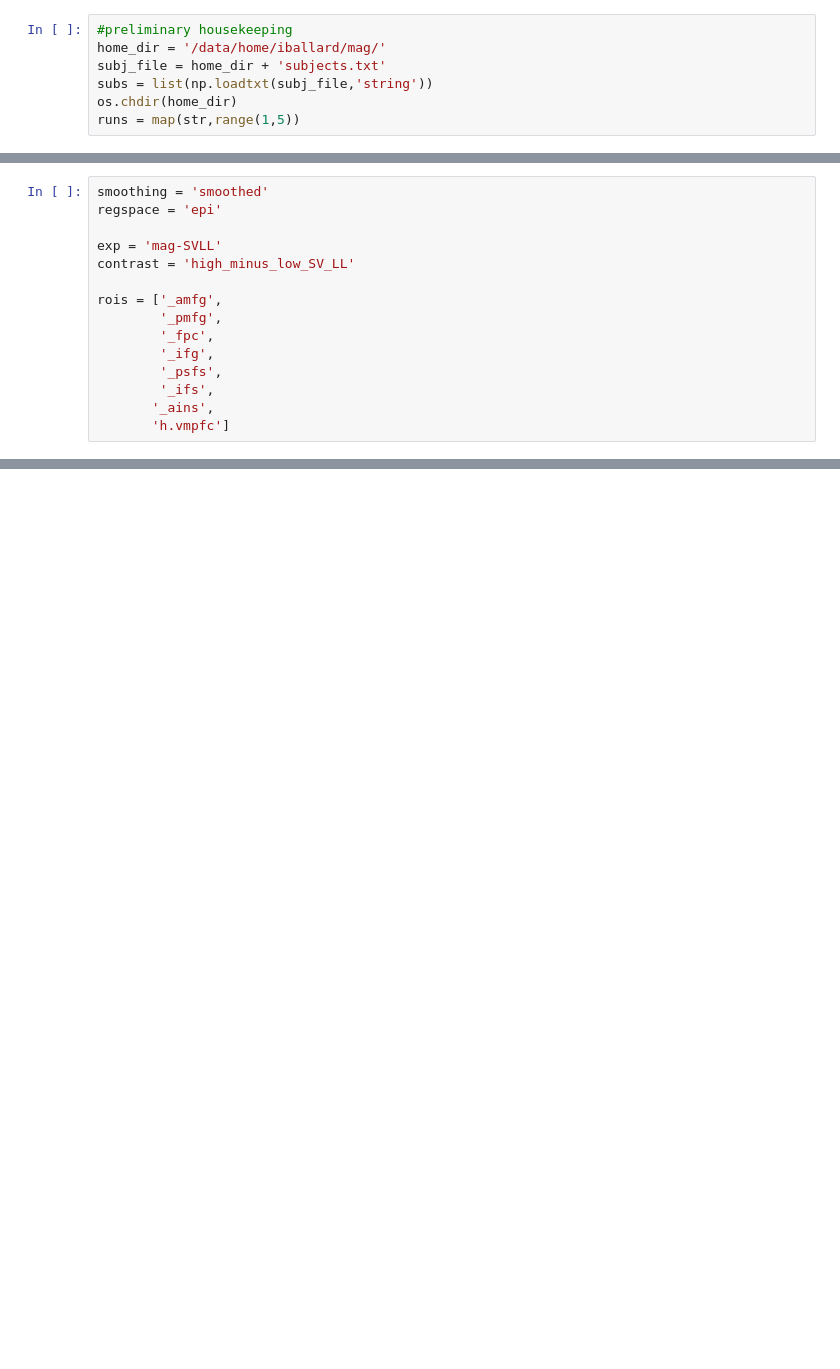
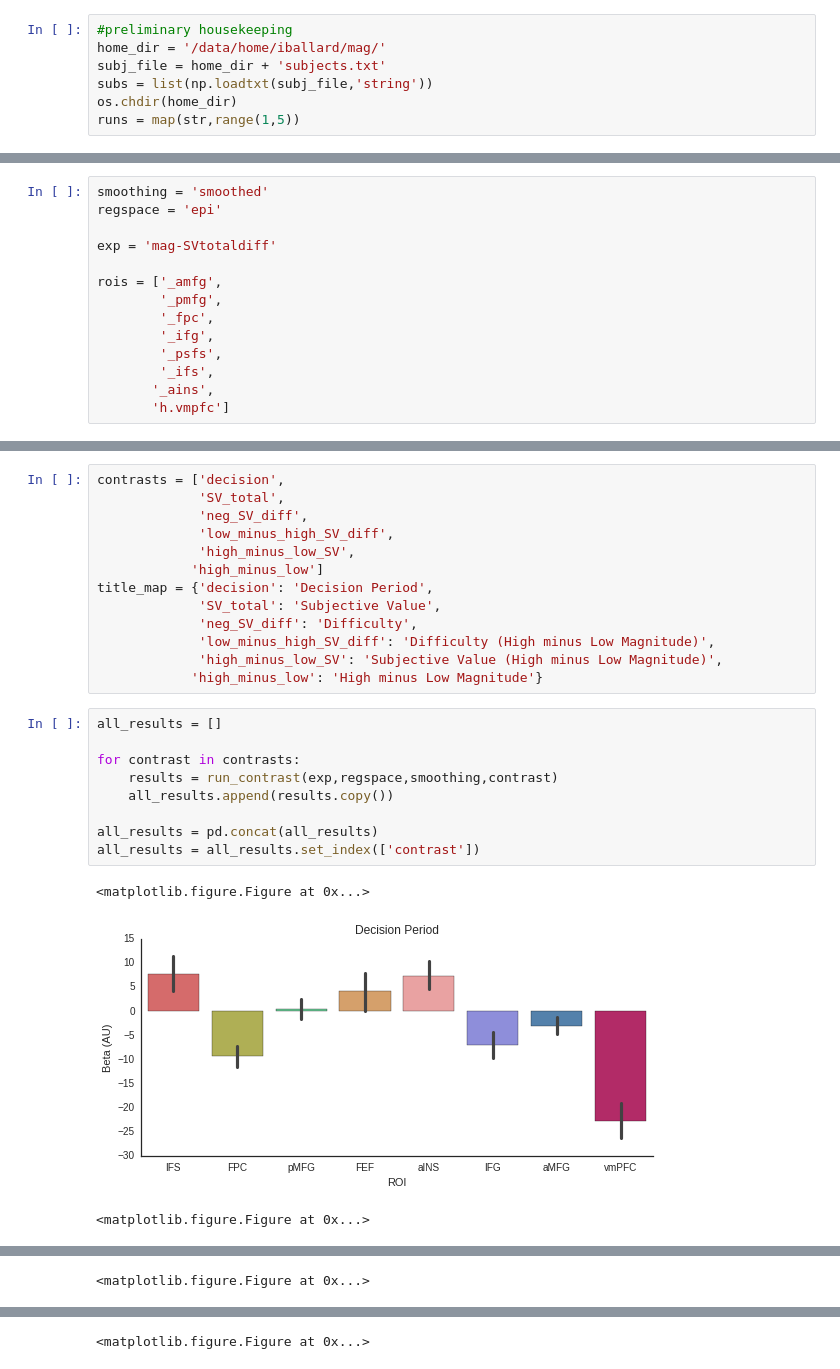
Before and after one commit to iancballard/magnitude, a Jupyter notebook: roi_analysis.ipynb, the cells around one changed output, grey strips where cells are left out. Drawn from its saved outputs; the diff is of its cells as text; blank space fills up the shorter version.

```diff
--- a/roi_analysis.ipynb
+++ b/roi_analysis.ipynb
@@ -24,8 +28,7 @@ runs = map(str,range(1,5))
 smoothing = 'smoothed'
 regspace = 'epi'
 
-exp = 'mag-SVLL'
-contrast = 'high_minus_low_SV_LL'
+exp = 'mag-SVtotaldiff'
 
 rois = ['_amfg',
         '_pmfg',
@@ -178,0 +137,26 @@ df
+# %%
+contrasts = ['decision',
+             'SV_total',
+             'neg_SV_diff',
+             'low_minus_high_SV_diff',
+             'high_minus_low_SV',
+            'high_minus_low']
+title_map = {'decision': 'Decision Period',
+             'SV_total': 'Subjective Value',
+             'neg_SV_diff': 'Difficulty',
+             'low_minus_high_SV_diff': 'Difficulty (High minus Low Magnitude)',
+             'high_minus_low_SV': 'Subjective Value (High minus Low Magnitude)',
+            'high_minus_low': 'High minus Low Magnitude'}
+# %%
+all_results = []
+
+for contrast in contrasts:
+    results = run_contrast(exp,regspace,smoothing,contrast)
+    all_results.append(results.copy())
+
+all_results = pd.concat(all_results)
+all_results = all_results.set_index(['contrast'])
+# %% [output]
+<matplotlib.figure.Figure at 0x...>
+[figure, added]
+<matplotlib.figure.Figure at 0x...>
@@ -178,0 +164 @@ df
+<matplotlib.figure.Figure at 0x...>
@@ -178,0 +166 @@ df
+<matplotlib.figure.Figure at 0x...>
```
Also changed, not shown: parts of 16 cells of this notebook.
